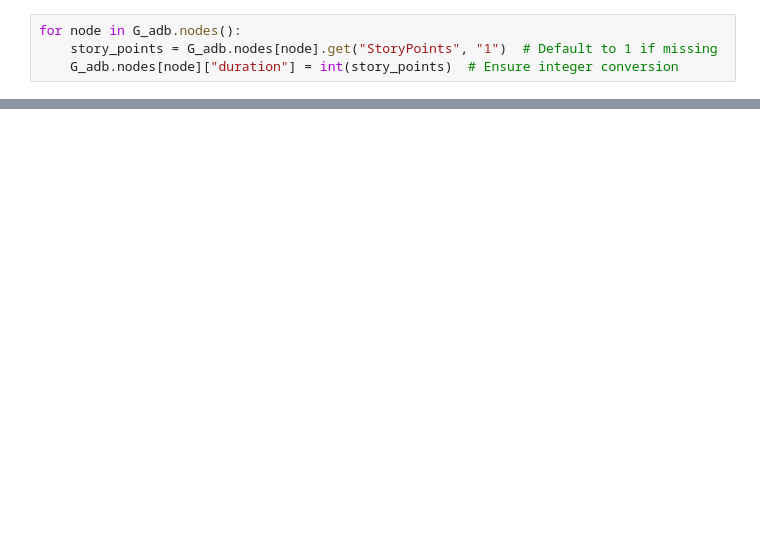
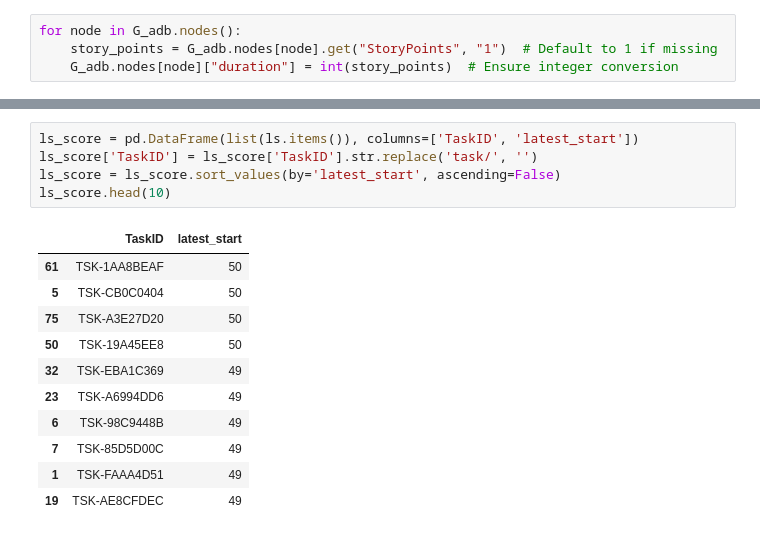
Before and after one commit to donkhoanguyen/arrango, a Jupyter notebook: experiment/cpm.ipynb, the cells around one changed output, grey strips where cells are left out. Cells and saved outputs as stored; diff of their text form; blank space fills up the shorter version.

```diff
--- a/experiment/cpm.ipynb
+++ b/experiment/cpm.ipynb
@@ -155,0 +241,17 @@ def calculate_cpm(graph: nx.DiGraph) -> dict:
+# %%
+ls_score = pd.DataFrame(list(ls.items()), columns=['TaskID', 'latest_start'])
+ls_score['TaskID'] = ls_score['TaskID'].str.replace('task/', '')
+ls_score = ls_score.sort_values(by='latest_start', ascending=False)
+ls_score.head(10)
+# %% [output]
+|  | TaskID | latest_start |
+| 61 | TSK-1AA8BEAF | 50 |
+| 5 | TSK-CB0C0404 | 50 |
+| 75 | TSK-A3E27D20 | 50 |
+| 50 | TSK-19A45EE8 | 50 |
+| 32 | TSK-EBA1C369 | 49 |
+| 23 | TSK-A6994DD6 | 49 |
+| 6 | TSK-98C9448B | 49 |
+| 7 | TSK-85D5D00C | 49 |
+| 1 | TSK-FAAA4D51 | 49 |
+| 19 | TSK-AE8CFDEC | 49 |
```
Also changed, not shown: parts of 16 cells of this notebook, 18 other files.
